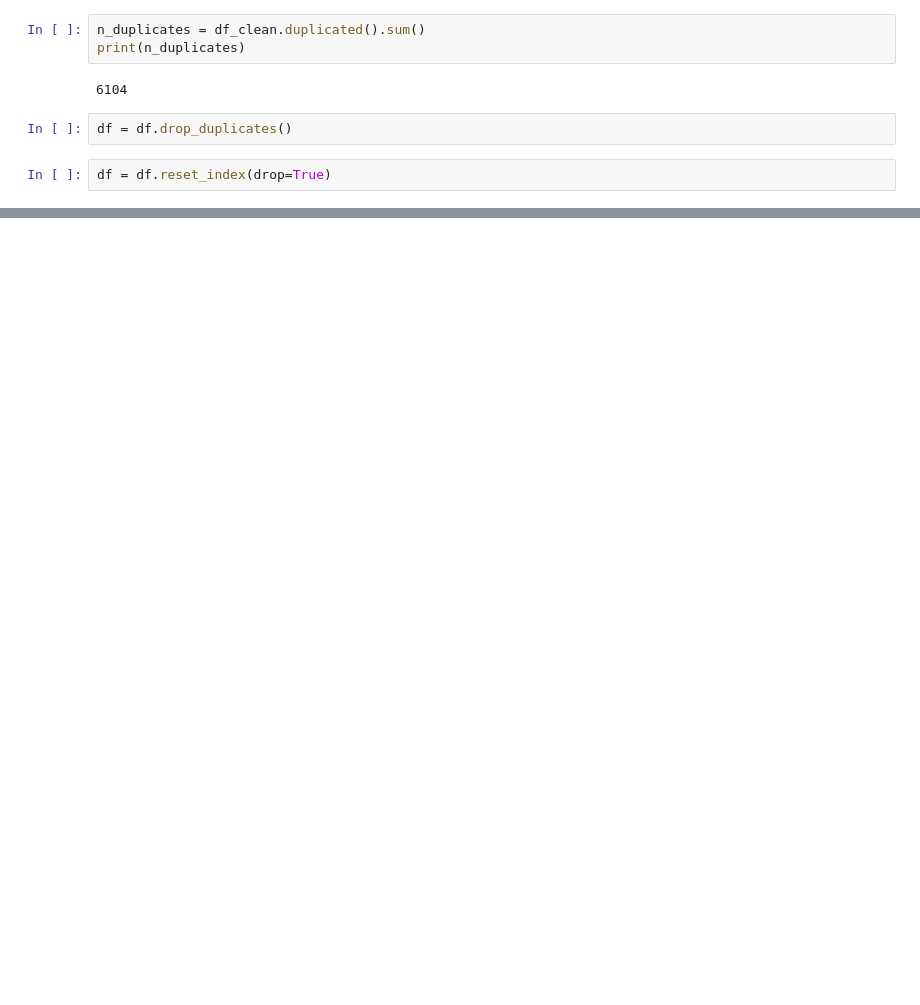
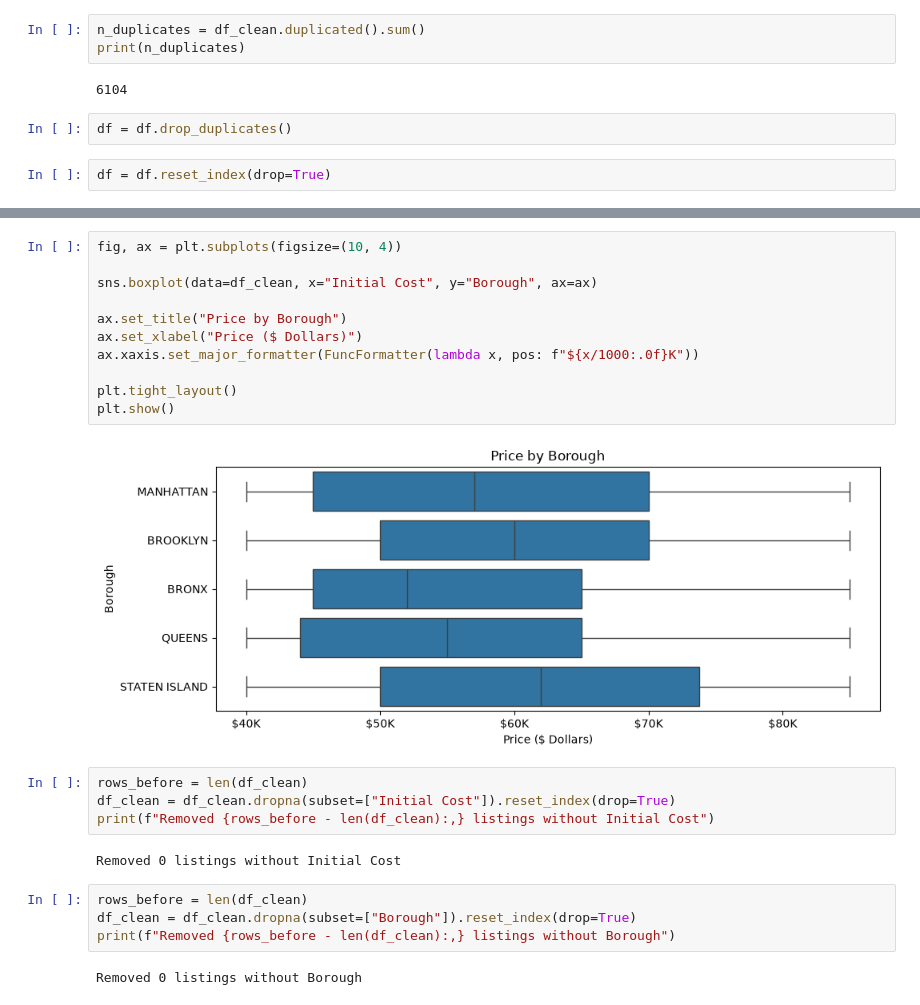
Before and after one commit to iaac-maai/group7_day1_assigment, a Jupyter notebook: New_York_Housing_cost/notebook/data_cleaning_and_EDA.ipynb, the cells around one changed output, grey strips where cells are left out. Cells and saved outputs as stored; diff of their text form; blank space fills up the shorter version.

```diff
--- a/New_York_Housing_cost/notebook/data_cleaning_and_EDA.ipynb
+++ b/New_York_Housing_cost/notebook/data_cleaning_and_EDA.ipynb
@@ -112,0 +130,25 @@ df
+# %%
+fig, ax = plt.subplots(figsize=(10, 4))
+
+sns.boxplot(data=df_clean, x="Initial Cost", y="Borough", ax=ax)
+
+ax.set_title("Price by Borough")
+ax.set_xlabel("Price ($ Dollars)")
+ax.xaxis.set_major_formatter(FuncFormatter(lambda x, pos: f"${x/1000:.0f}K"))
+
+plt.tight_layout()
+plt.show()
+# %% [output]
+[figure, added]
+# %%
+rows_before = len(df_clean)
+df_clean = df_clean.dropna(subset=["Initial Cost"]).reset_index(drop=True)
+print(f"Removed {rows_before - len(df_clean):,} listings without Initial Cost")
+# %% [output]
+Removed 0 listings without Initial Cost
+# %%
+rows_before = len(df_clean)
+df_clean = df_clean.dropna(subset=["Borough"]).reset_index(drop=True)
+print(f"Removed {rows_before - len(df_clean):,} listings without Borough")
+# %% [output]
+Removed 0 listings without Borough
```
Also changed, not shown: parts of 14 cells of this notebook.
